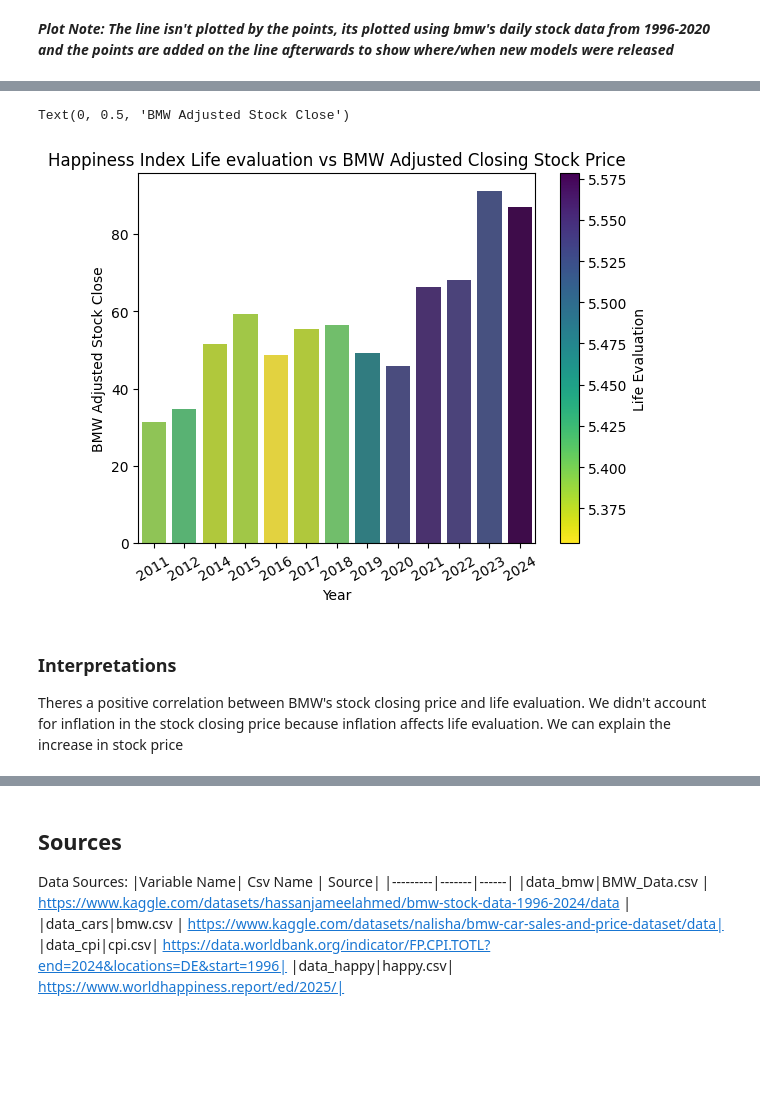
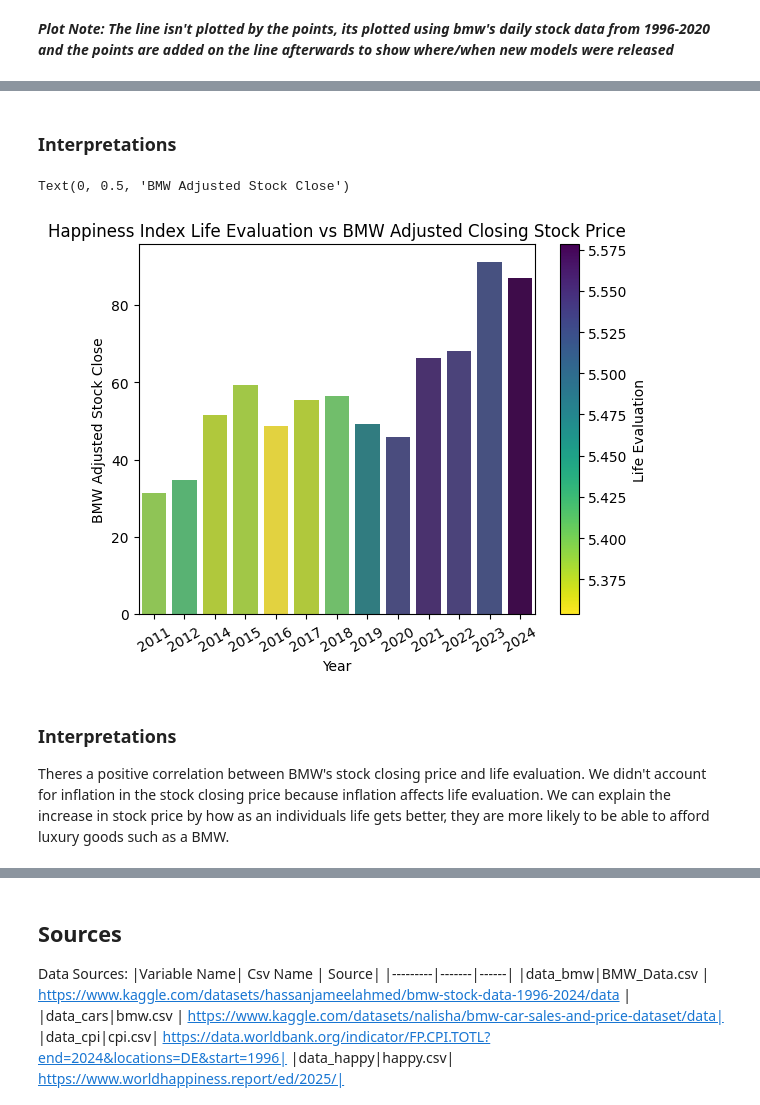
Before and after one commit to Kev-in123/DATA-200-Midterm, a Jupyter notebook: Midterm.ipynb, the cells around one changed output, grey strips where cells are left out. Drawn from its saved outputs; the diff is of its cells as text; code cells hidden in the pictures; blank space fills up the shorter version.

```diff
--- a/Midterm.ipynb
+++ b/Midterm.ipynb
@@ -137,18 +150,20 @@ Text(0, 0.5, 'Stock Close Value (inflation adjusted)')
+# %% [markdown]
+### Interpretations
 # %%
 happy_bmw = pd.merge(tidy_happy,avg_year, on="year")
 happy_bmw["year"] = happy_bmw["year"].astype(int)
 ax2 =sns.barplot(happy_bmw,x="year",hue="life_eval",palette="viridis_r", y="adj_close", legend=False)
 
 plt.colorbar(ScalarMappable(cmap="viridis_r", norm = Normalize(min(happy_bmw["life_eval"]), max(happy_bmw["life_eval"]))), ax=ax2).set_label("Life Evaluation")
-plt.title("Happiness Index Life evaluation vs BMW Adjusted Closing Stock Price")
+plt.title("Happiness Index Life Evaluation vs BMW Adjusted Closing Stock Price")
 plt.xticks(rotation = 30)
 plt.xlabel("Year")
 plt.ylabel("BMW Adjusted Stock Close")
 # %% [output]
 Text(0, 0.5, 'BMW Adjusted Stock Close')
-[figure, old version]
+[figure, new version]
 # %% [markdown]
 ### Interpretations
 Theres a positive correlation between BMW's stock closing price and life evaluation.
 We didn't account for inflation in the stock closing price because inflation affects life evaluation.
-We can explain the increase in stock price
+We can explain the increase in stock price by how as an individuals life gets better, they are more likely to be able to afford luxury goods such as a BMW.
```
Also changed, not shown: parts of 8 cells of this notebook.
